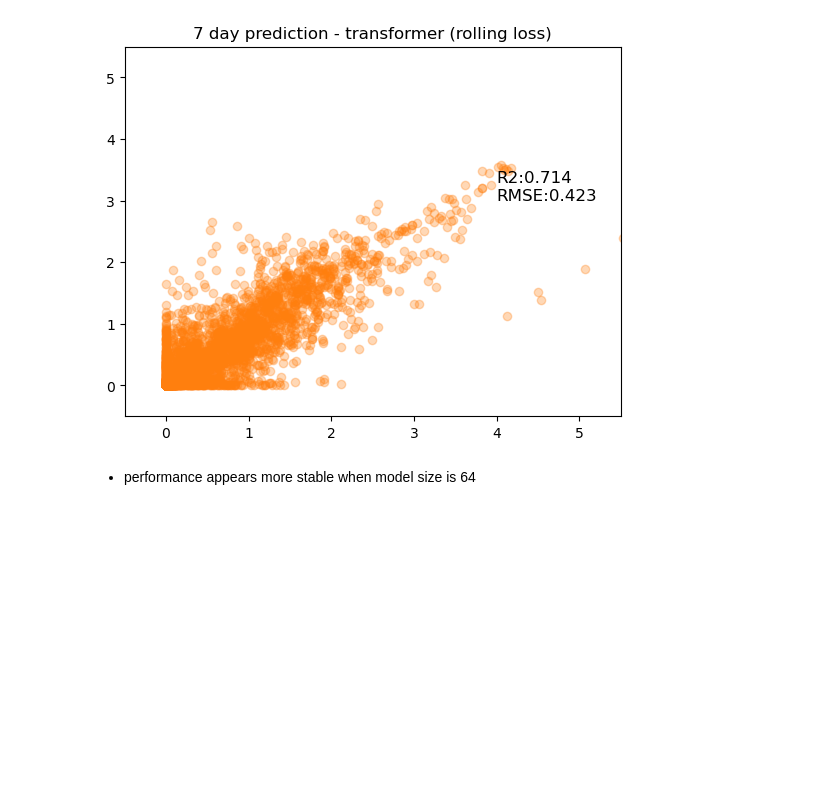
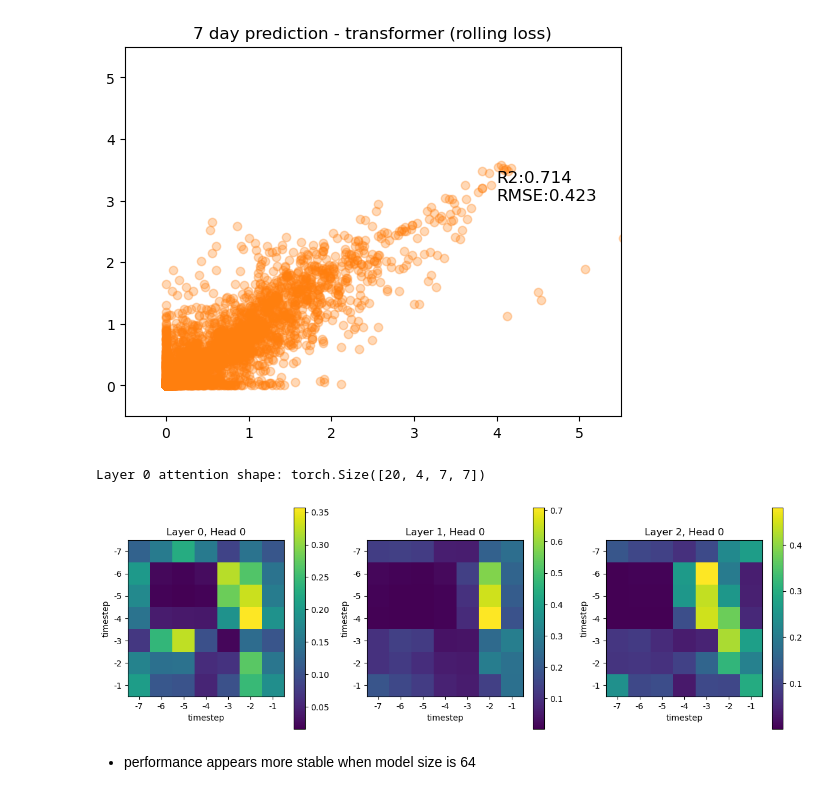
Before and after one commit to PinaColadast/eth-capstone-treewater-deficit, a Jupyter notebook: 04_Transformer_training_rolling_loss.ipynb, the cells around one changed output. Cells and saved outputs as stored; diff of their text form; code cells hidden in the pictures; blank space fills up the shorter version.

```diff
--- a/04_Transformer_training_rolling_loss.ipynb
+++ b/04_Transformer_training_rolling_loss.ipynb
@@ -808,6 +808,61 @@ plt.title("7 day prediction - transformer (rolling loss)")
 Recursive prediction on validation set - RMSE: 0.4231, R2: 0.7138
 Text(0.5, 1.0, '7 day prediction - transformer (rolling loss)')
 [figure]
+# %%
+def get_attention_weights(model, past_dynamic, current_day_exog, static):
+    """Extract attention weights from trained model with norm_first=True."""
+    model.eval()
+    attention_maps = []
+
+    with torch.no_grad():
+        x = model.in_proj(past_dynamic)
+        x = model.pos(x)
+
+        for layer in model.encoder.layers:
+            # norm_first=True means: norm -> attn -> residual
+            x_normed = layer.norm1(x)
+
+            # Get attention weights explicitly
+            attn_out, attn_weights = layer.self_attn(
+                x_normed, x_normed, x_normed,
+                need_weights=True,
+                average_attn_weights=False  # Get per-head attention
+            )
+            attention_maps.append(attn_weights.cpu())
+
+            # Complete the layer forward pass (norm_first order)
+            x = x + layer.dropout1(attn_out)
+            x = x + layer._ff_block(layer.norm2(x))
+
+    return attention_maps  # List of (B, nhead, T, T) tensors
+
+# Usage
+model_ar.eval()
+attn_maps = get_attention_weights(
+    model_ar,
+    val_X_ts_at[:20].to(device),
+    val_day_feat_X_at[:20].to(device),
+    val_static_X_ts_at[:20].to(device)
+)
+
+print(f"Layer 0 attention shape: {attn_maps[0].shape}")  # (5, 4, 7, 7) for batch=5, nhead=4, T=7
+
+# Visualize
+fig, axes = plt.subplots(1, len(attn_maps), figsize=(4*len(attn_maps), 4))
+for i, attn in enumerate(attn_maps):
+    ax = axes[i] if len(attn_maps) > 1 else axes
+    im = ax.imshow(attn[0, 0].numpy(), cmap='viridis')  # sample 0, head 0
+    ax.set_title(f"Layer {i}, Head 0")
+    ax.set_xlabel("timestep")
+    ax.set_ylabel("timestep")
+    ax.set_xticks(ticks=range(lag_n), labels=range(-(lag_n),0  ))
+    ax.set_yticks(ticks=range(lag_n), labels=range(-(lag_n),0  ))
+    plt.colorbar(im, ax=ax)
+plt.tight_layout()
+plt.show()
+# %% [output]
+Layer 0 attention shape: torch.Size([20, 4, 7, 7])
+[figure, added]
 # %% [markdown]
 - performance appears more stable when model size is 64
 # %%
```
Also changed, not shown: 2 other files.
